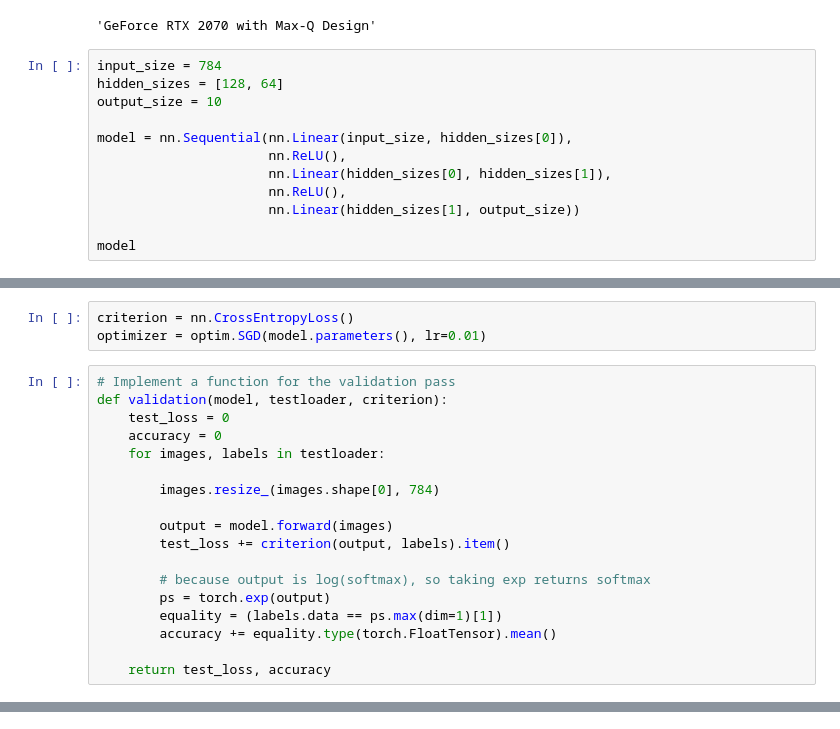
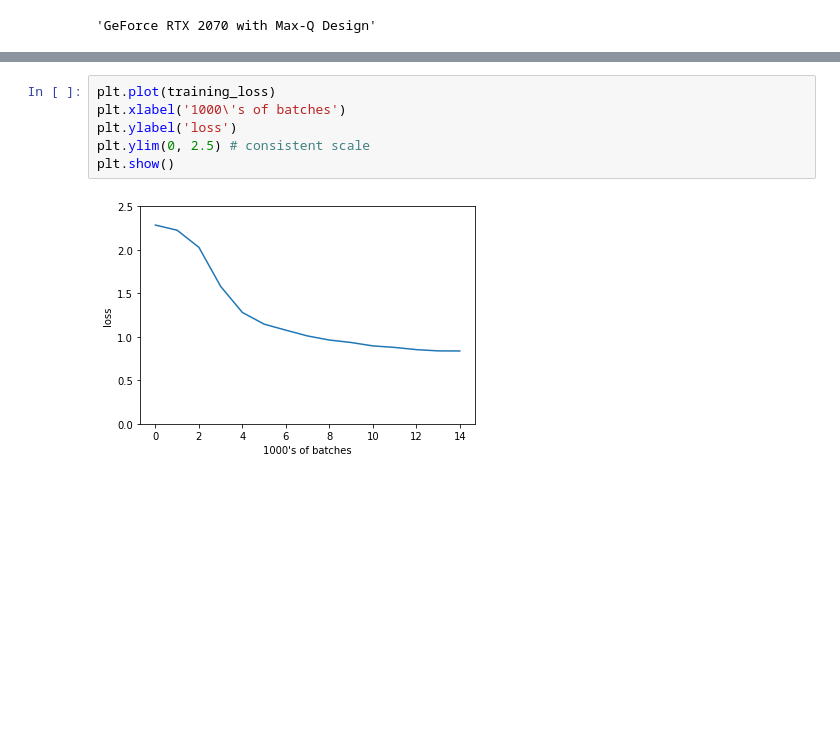
Before and after one commit to leeping-ng/ML-references, a Jupyter notebook: Pytorch.ipynb, the cells around one changed output, grey strips where cells are left out. Saved outputs shown, nothing was run; the diff lists cells and outputs as text; blank space fills up the shorter version.

```diff
--- a/Pytorch.ipynb
+++ b/Pytorch.ipynb
@@ -264,15 +121,3 @@ True
 torch.cuda.get_device_name(0)
 # %% [output]
 'GeForce RTX 2070 with Max-Q Design'
-# %%
-input_size = 784
-hidden_sizes = [128, 64]
-output_size = 10
-
-model = nn.Sequential(nn.Linear(input_size, hidden_sizes[0]),
-                      nn.ReLU(),
-                      nn.Linear(hidden_sizes[0], hidden_sizes[1]),
-                      nn.ReLU(),
-                      nn.Linear(hidden_sizes[1], output_size))
-
-model
@@ -287,22 +124 @@ Sequential(
-# %%
-criterion = nn.CrossEntropyLoss()
-optimizer = optim.SGD(model.parameters(), lr=0.01)
-# %%
-# Implement a function for the validation pass
-def validation(model, testloader, criterion):
-    test_loss = 0
-    accuracy = 0
-    for images, labels in testloader:
-
-        images.resize_(images.shape[0], 784)
-
-        output = model.forward(images)
-        test_loss += criterion(output, labels).item()
-
-        # because output is log(softmax), so taking exp returns softmax
-        ps = torch.exp(output)
-        equality = (labels.data == ps.max(dim=1)[1])
-        accuracy += equality.type(torch.FloatTensor).mean()
-
-    return test_loss, accuracy
 # %%
@@ -388,0 +210,8 @@ tensor(3)
+# %%
+plt.plot(training_loss)
+plt.xlabel('1000\'s of batches')
+plt.ylabel('loss')
+plt.ylim(0, 2.5) # consistent scale
+plt.show()
+# %% [output]
+[figure, added]
```
Also changed, not shown: parts of 24 cells of this notebook.
